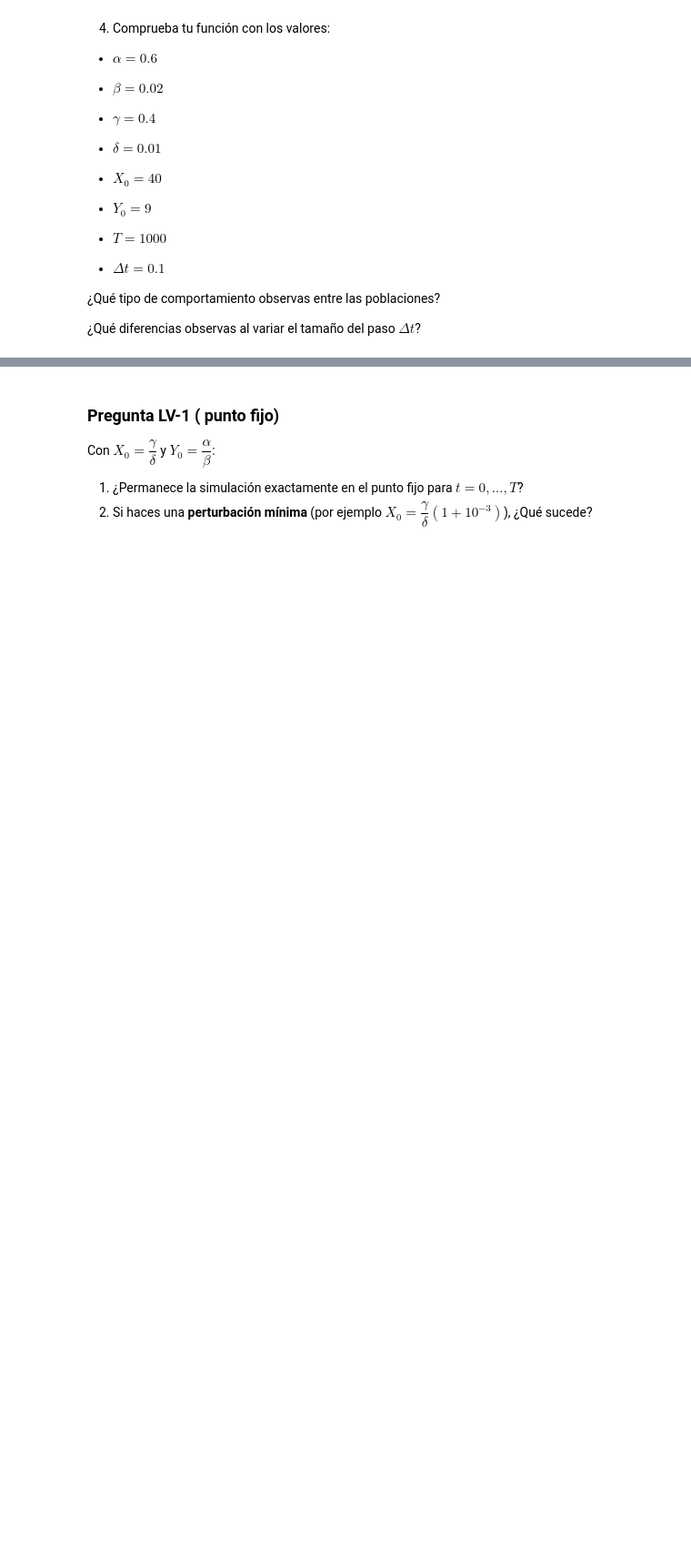
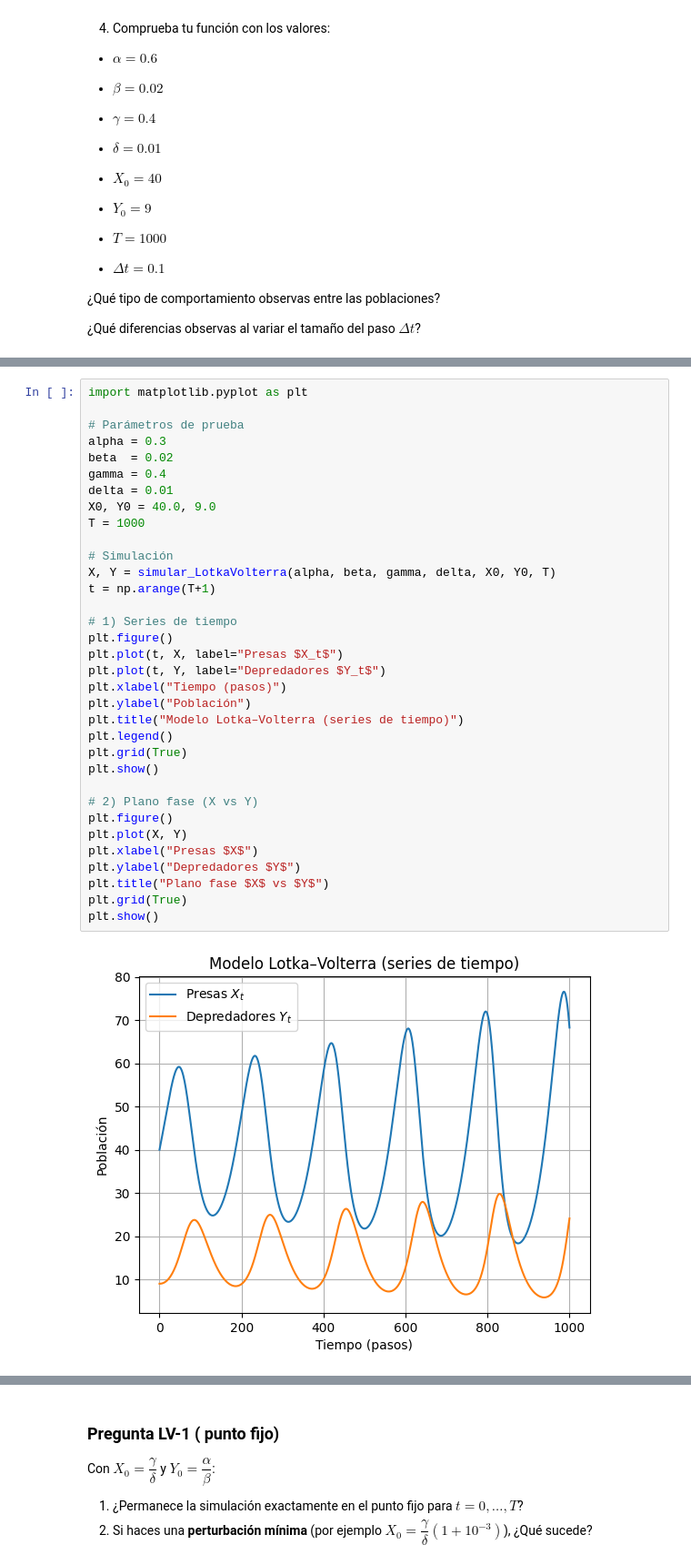
Before and after one commit to Analisis-y-Diseno-de-Algoritmos/Curso, a Jupyter notebook: Semana11_Sistemas2D/Clase22_PresaDepredador.ipynb, the cells around one changed output, grey strips where cells are left out. Shown: that part at 91% size. Drawn from its saved outputs; the diff is of its cells as text; blank space fills up the shorter version.

```diff
--- a/Semana11_Sistemas2D/Clase22_PresaDepredador.ipynb
+++ b/Semana11_Sistemas2D/Clase22_PresaDepredador.ipynb
@@ -146,0 +202,36 @@ Representa las presas con una línea azul y los depredadores con una línea roja
+# %%
+import matplotlib.pyplot as plt
+
+# Parámetros de prueba
+alpha = 0.3
+beta  = 0.02
+gamma = 0.4
+delta = 0.01
+X0, Y0 = 40.0, 9.0
+T = 1000
+
+# Simulación
+X, Y = simular_LotkaVolterra(alpha, beta, gamma, delta, X0, Y0, T)
+t = np.arange(T+1)
+
+# 1) Series de tiempo
+plt.figure()
+plt.plot(t, X, label="Presas $X_t$")
+plt.plot(t, Y, label="Depredadores $Y_t$")
+plt.xlabel("Tiempo (pasos)")
+plt.ylabel("Población")
+plt.title("Modelo Lotka–Volterra (series de tiempo)")
+plt.legend()
+plt.grid(True)
+plt.show()
+
+# 2) Plano fase (X vs Y)
+plt.figure()
+plt.plot(X, Y)
+plt.xlabel("Presas $X$")
+plt.ylabel("Depredadores $Y$")
+plt.title("Plano fase $X$ vs $Y$")
+plt.grid(True)
+plt.show()
+# %% [output]
+[figure, added]
```
Also changed, not shown: parts of 3 cells of this notebook, 4 other files.
